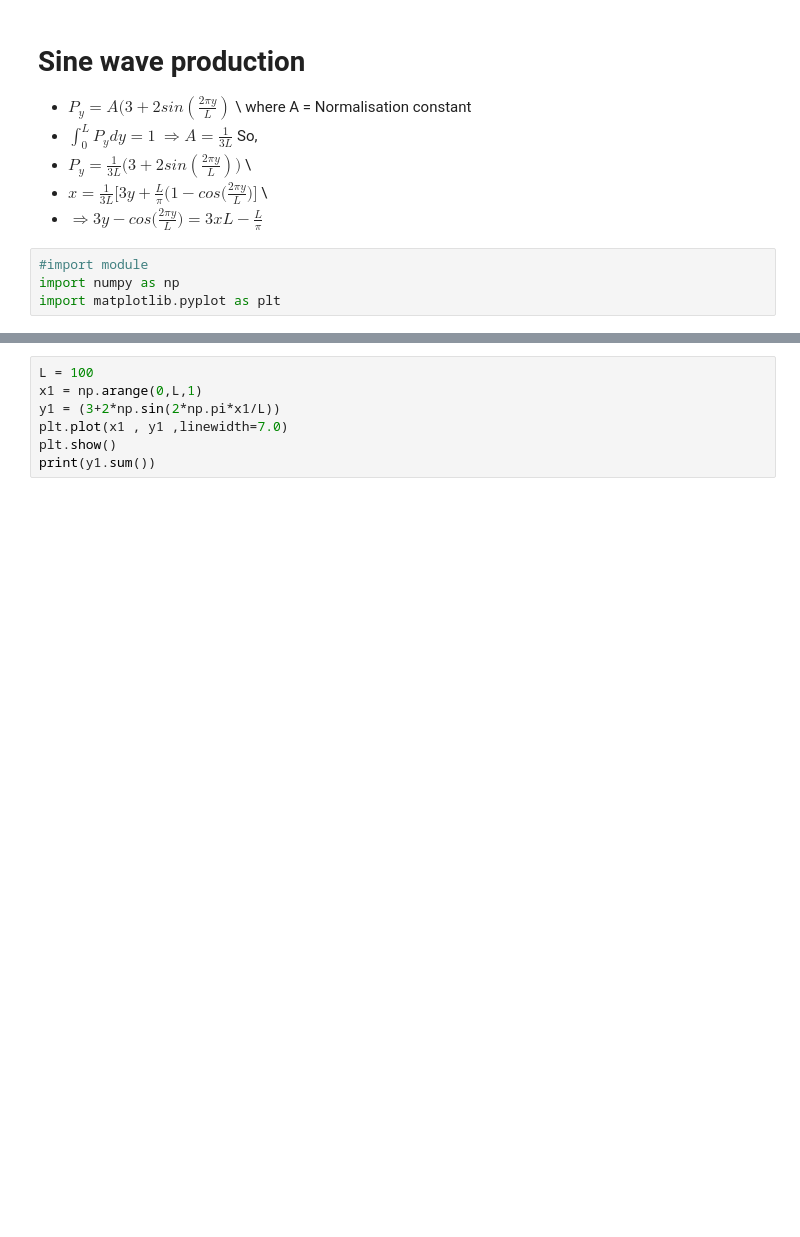
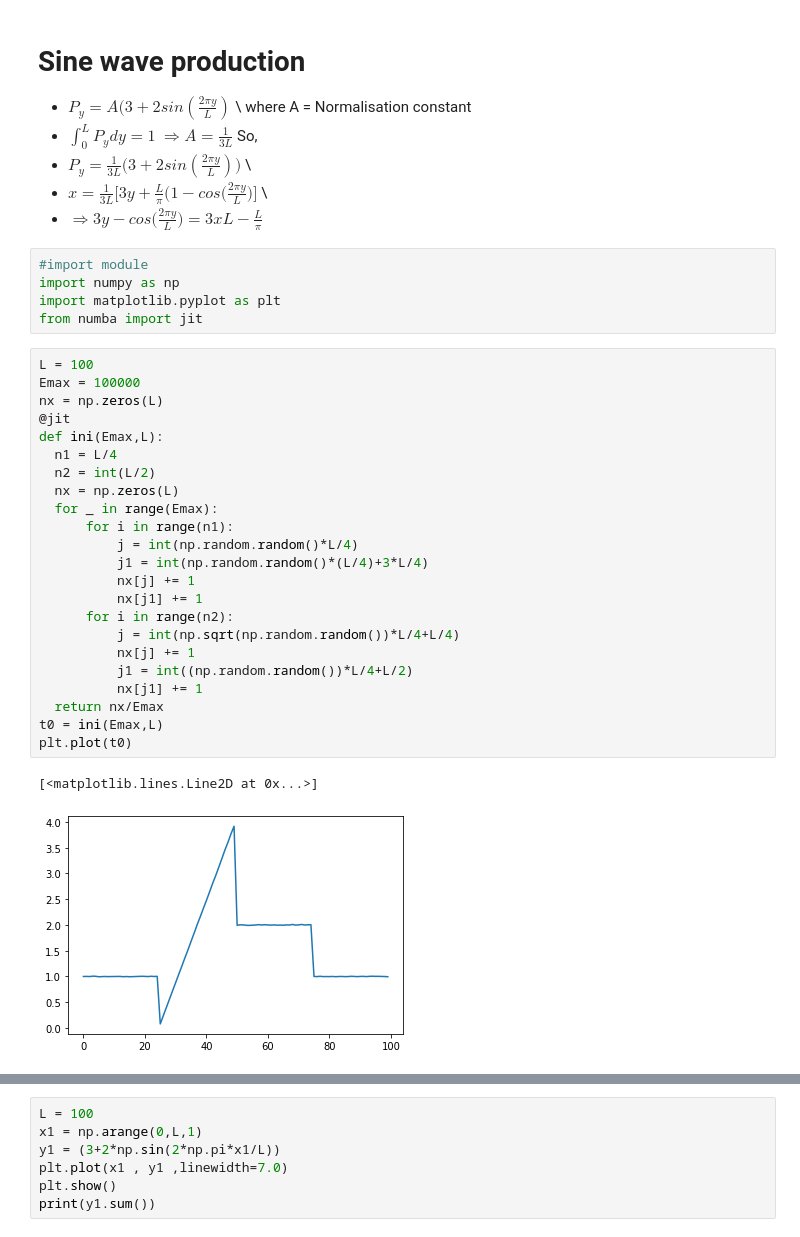
Before and after one commit to ah1997/python_plotting, a Jupyter notebook: pythonhistogram1.ipynb, the cells around one changed output, grey strips where cells are left out. Drawn from its saved outputs; the diff is of its cells as text; blank space fills up the shorter version.

```diff
--- a/pythonhistogram1.ipynb
+++ b/pythonhistogram1.ipynb
@@ -98,3 +100,30 @@ So,
 #import module
 import numpy as np
 import matplotlib.pyplot as plt
+from numba import jit
+# %%
+L = 100
+Emax = 100000
+nx = np.zeros(L)
+@jit
+def ini(Emax,L):
+  n1 = L/4
+  n2 = int(L/2)
+  nx = np.zeros(L)
+  for _ in range(Emax):
+      for i in range(n1):
+          j = int(np.random.random()*L/4)
+          j1 = int(np.random.random()*(L/4)+3*L/4)
+          nx[j] += 1
+          nx[j1] += 1
+      for i in range(n2):
+          j = int(np.sqrt(np.random.random())*L/4+L/4)
+          nx[j] += 1
+          j1 = int((np.random.random())*L/4+L/2)
+          nx[j1] += 1
+  return nx/Emax
+t0 = ini(Emax,L)
+plt.plot(t0)
+# %% [output]
+[<matplotlib.lines.Line2D at 0x...>]
+[figure, added]
```
Also changed, not shown: parts of 2 cells of this notebook.
